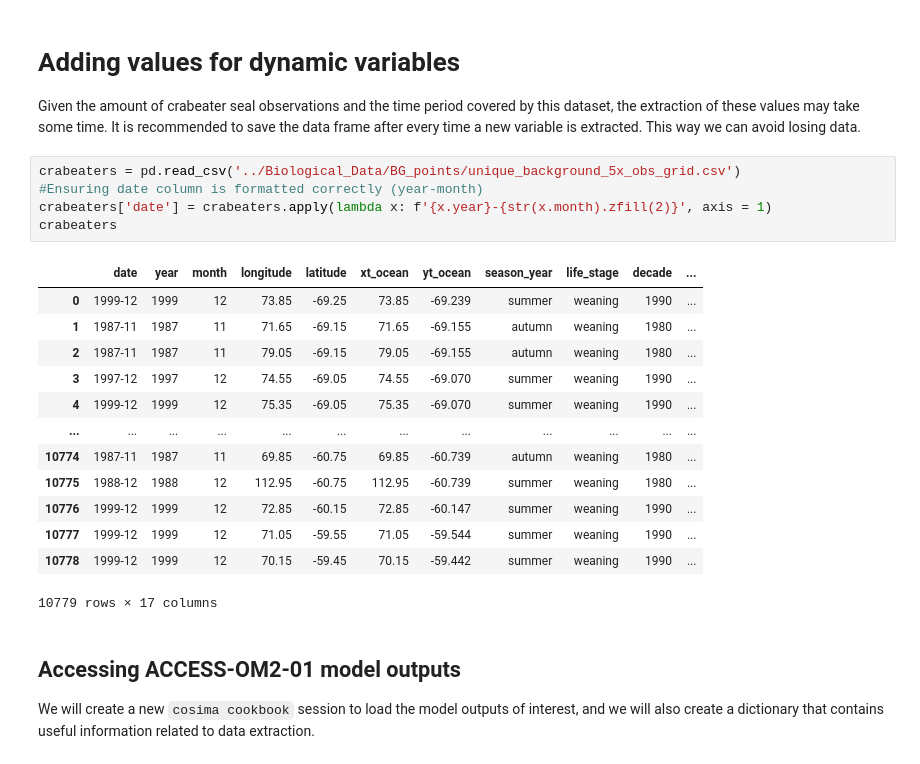
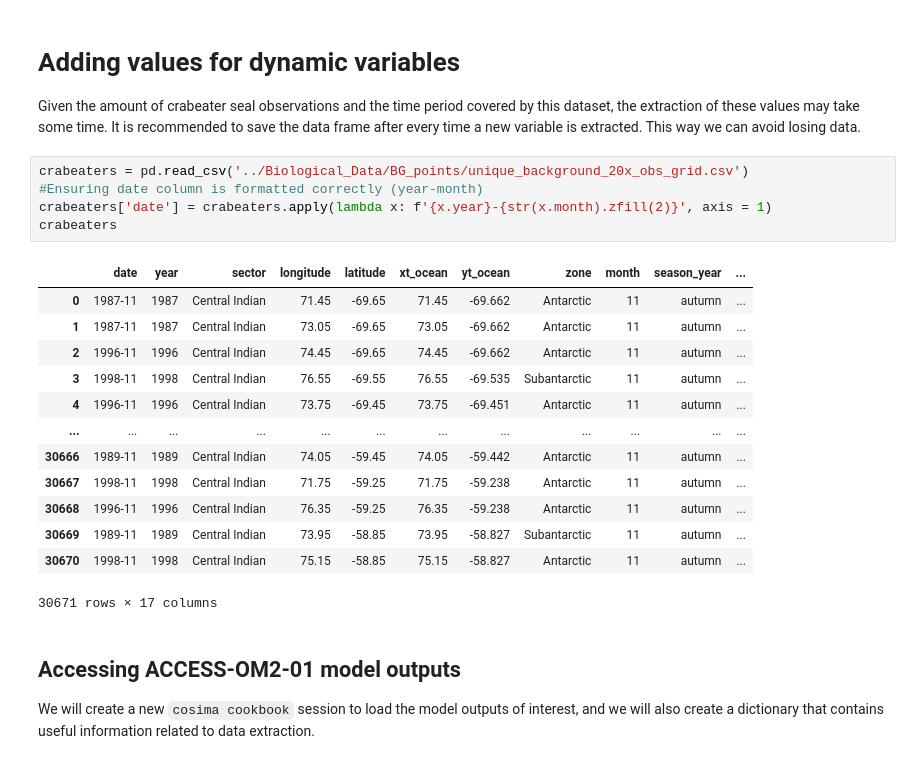
Before and after one commit to lidefi87/Crabeater_Distribution_East_Antarctica, a Jupyter notebook: Scripts/03_Matching_bio_env_data/01b_Matching_ACCESS-env_background.ipynb, the cells around one changed output. Cells and saved outputs as stored; diff of their text form.

Commit message:
Extracting data with new bg points

```diff
--- a/Scripts/03_Matching_bio_env_data/01b_Matching_ACCESS-env_background.ipynb
+++ b/Scripts/03_Matching_bio_env_data/01b_Matching_ACCESS-env_background.ipynb
@@ -117,24 +117,24 @@ crabeaters.to_csv(bg_path, index = False)
 # Adding values for dynamic variables
 Given the amount of crabeater seal observations and the time period covered by this dataset, the extraction of these values may take some time. It is recommended to save the data frame after every time a new variable is extracted. This way we can avoid losing data.
 # %%
-crabeaters = pd.read_csv('../Biological_Data/BG_points/unique_background_5x_obs_grid.csv')
+crabeaters = pd.read_csv('../Biological_Data/BG_points/unique_background_20x_obs_grid.csv')
 #Ensuring date column is formatted correctly (year-month)
 crabeaters['date'] = crabeaters.apply(lambda x: f'{x.year}-{str(x.month).zfill(2)}', axis = 1)
 crabeaters
 # %% [output]
-|  | date | year | month | longitude | latitude | xt_ocean | yt_ocean | season_year | life_stage | decade | ... |
-| 0 | 1999-12 | 1999 | 12 | 73.85 | -69.25 | 73.85 | -69.239 | summer | weaning | 1990 | ... |
-| 1 | 1987-11 | 1987 | 11 | 71.65 | -69.15 | 71.65 | -69.155 | autumn | weaning | 1980 | ... |
-| 2 | 1987-11 | 1987 | 11 | 79.05 | -69.15 | 79.05 | -69.155 | autumn | weaning | 1980 | ... |
-| 3 | 1997-12 | 1997 | 12 | 74.55 | -69.05 | 74.55 | -69.070 | summer | weaning | 1990 | ... |
-| 4 | 1999-12 | 1999 | 12 | 75.35 | -69.05 | 75.35 | -69.070 | summer | weaning | 1990 | ... |
+|  | date | year | sector | longitude | latitude | xt_ocean | yt_ocean | zone | month | season_year | ... |
+| 0 | 1987-11 | 1987 | Central Indian | 71.45 | -69.65 | 71.45 | -69.662 | Antarctic | 11 | autumn | ... |
+| 1 | 1987-11 | 1987 | Central Indian | 73.05 | -69.65 | 73.05 | -69.662 | Antarctic | 11 | autumn | ... |
+| 2 | 1996-11 | 1996 | Central Indian | 74.45 | -69.65 | 74.45 | -69.662 | Antarctic | 11 | autumn | ... |
+| 3 | 1998-11 | 1998 | Central Indian | 76.55 | -69.55 | 76.55 | -69.535 | Subantarctic | 11 | autumn | ... |
+| 4 | 1996-11 | 1996 | Central Indian | 73.75 | -69.45 | 73.75 | -69.451 | Antarctic | 11 | autumn | ... |
 | ... | ... | ... | ... | ... | ... | ... | ... | ... | ... | ... | ... |
-| 10774 | 1987-11 | 1987 | 11 | 69.85 | -60.75 | 69.85 | -60.739 | autumn | weaning | 1980 | ... |
-| 10775 | 1988-12 | 1988 | 12 | 112.95 | -60.75 | 112.95 | -60.739 | summer | weaning | 1980 | ... |
-| 10776 | 1999-12 | 1999 | 12 | 72.85 | -60.15 | 72.85 | -60.147 | summer | weaning | 1990 | ... |
-| 10777 | 1999-12 | 1999 | 12 | 71.05 | -59.55 | 71.05 | -59.544 | summer | weaning | 1990 | ... |
-| 10778 | 1999-12 | 1999 | 12 | 70.15 | -59.45 | 70.15 | -59.442 | summer | weaning | 1990 | ... |
+| 30666 | 1989-11 | 1989 | Central Indian | 74.05 | -59.45 | 74.05 | -59.442 | Antarctic | 11 | autumn | ... |
+| 30667 | 1998-11 | 1998 | Central Indian | 71.75 | -59.25 | 71.75 | -59.238 | Antarctic | 11 | autumn | ... |
+| 30668 | 1996-11 | 1996 | Central Indian | 76.35 | -59.25 | 76.35 | -59.238 | Antarctic | 11 | autumn | ... |
+| 30669 | 1989-11 | 1989 | Central Indian | 73.95 | -58.85 | 73.95 | -58.827 | Subantarctic | 11 | autumn | ... |
+| 30670 | 1998-11 | 1998 | Central Indian | 75.15 | -58.85 | 75.15 | -58.827 | Antarctic | 11 | autumn | ... |
-10779 rows × 17 columns
+30671 rows × 17 columns
 # %% [markdown]
 ## Accessing ACCESS-OM2-01 model outputs
 We will create a new `cosima cookbook` session to load the model outputs of interest, and we will also create a dictionary that contains useful information related to data extraction.
```
Also changed, not shown: parts of 11 cells of this notebook, 4 other files.
